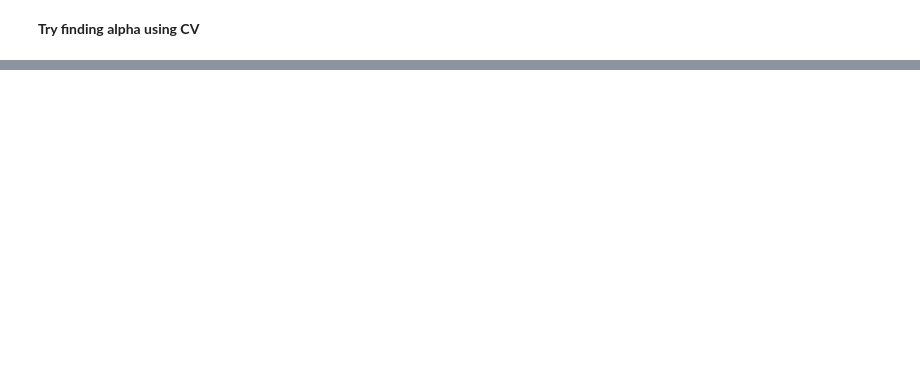
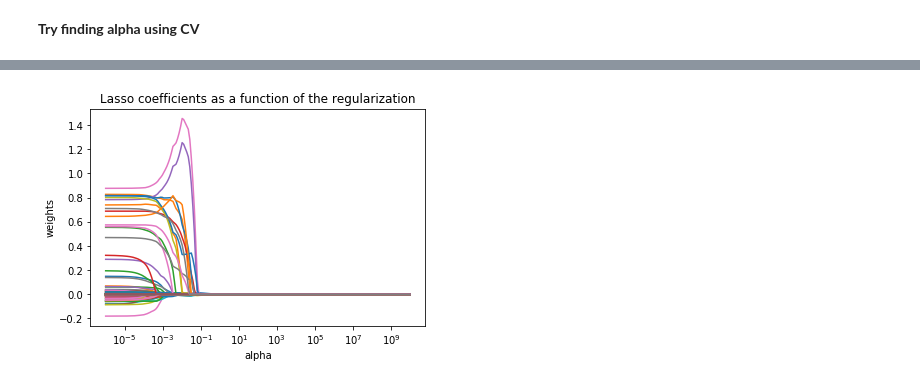
Before and after one commit to christopher-reed/CA-High-Value-Crops, a Jupyter notebook: Crop_Weather_EDA.ipynb, the cells around one changed output, grey strips where cells are left out. Drawn from its saved outputs; the diff is of its cells as text; code cells hidden in the pictures; blank space fills up the shorter version.

```diff
--- a/Crop_Weather_EDA.ipynb
+++ b/Crop_Weather_EDA.ipynb
@@ -443,0 +508,24 @@ df_almond_coefs[df_almond_coefs['Coefs'] != 0].sort_values(by = 'Coefs')
+# %%
+from sklearn import linear_model
+n_alphas = 200
+alphas = np.logspace(-6, 10, n_alphas)
+
+#MSE
+MSE = []
+for a in alphas:
+    lasso = linear_model.Lasso(alpha=a, fit_intercept=False, normalize = False)
+    lasso.fit(X_train, Y_train)
+    MSE.append(mean_squared_error(Y_train, lasso.predict(X_train)))
+# %%
+#Coefs
+ax = plt.gca()
+
+ax.plot(alphas, coefs)
+ax.set_xscale('log')
+plt.xlabel('alpha')
+plt.ylabel('weights')
+plt.title('Lasso coefficients as a function of the regularization')
+plt.axis('tight')
+plt.show()
+# %% [output]
+[figure, added]
```
Also changed, not shown: parts of 31 cells of this notebook.
